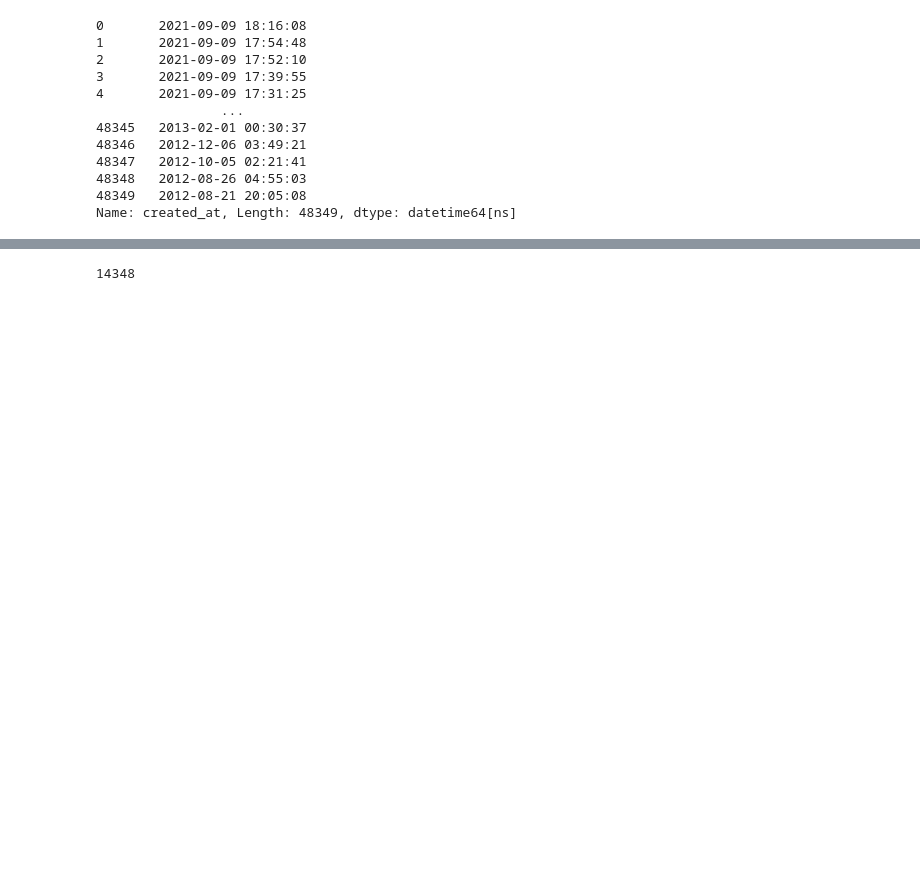
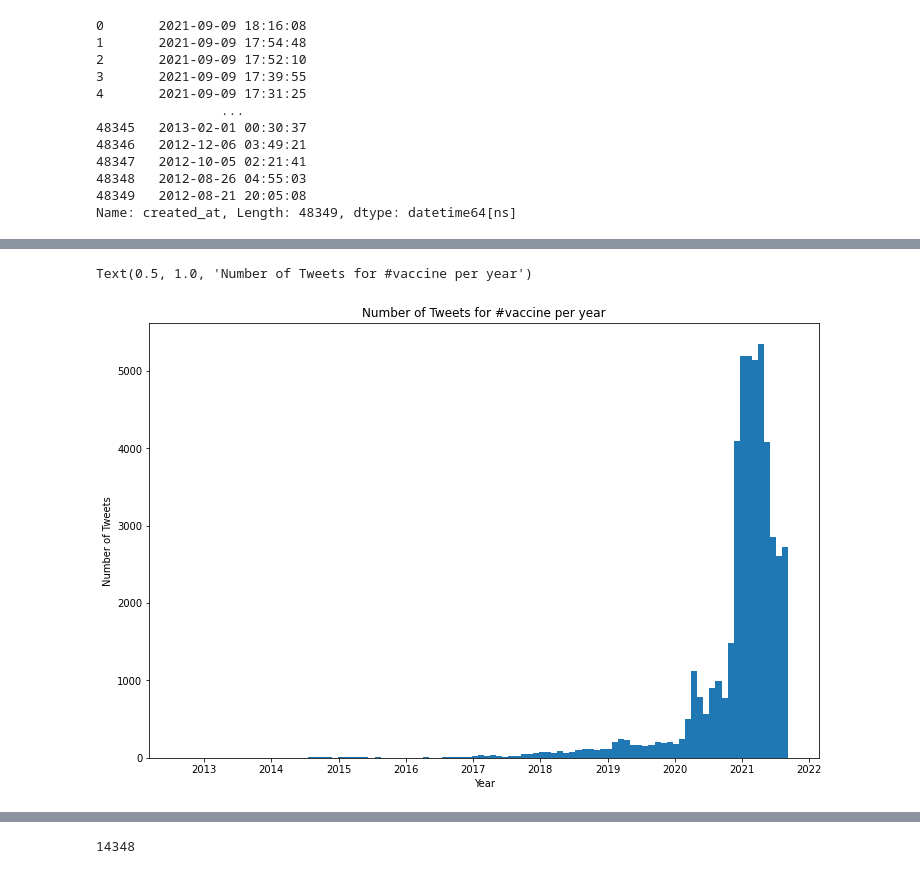
Before and after one commit to sundeshgupta/SenticNetProj, a Jupyter notebook: time_distribution.ipynb, the cells around one changed output, grey strips where cells are left out. Drawn from its saved outputs; the diff is of its cells as text; code cells hidden in the pictures; blank space fills up the shorter version.

```diff
--- a/time_distribution.ipynb
+++ b/time_distribution.ipynb
@@ -49,0 +64,8 @@ Text(0.5, 1.0, 'Number of Tweets for #vaccine per year')
+# %%
+plt.hist(x, bins=100)
+plt.xlabel('Year')
+plt.ylabel('Number of Tweets')
+plt.title('Number of Tweets for #vaccine per year')
+# %% [output]
+Text(0.5, 1.0, 'Number of Tweets for #vaccine per year')
+[figure, added]
```
Also changed, not shown: parts of 8 cells of this notebook, 7 other files.
